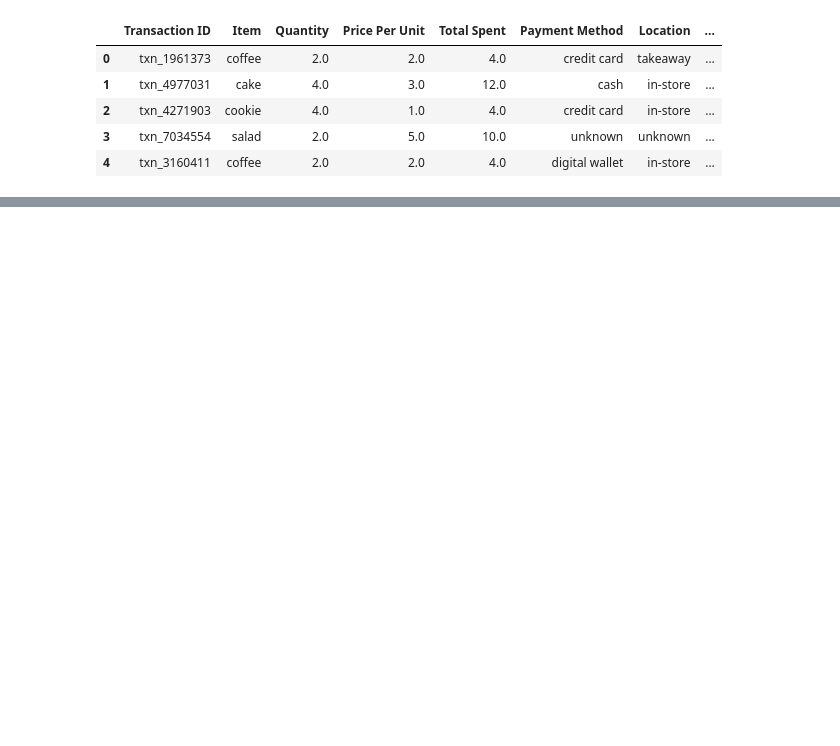
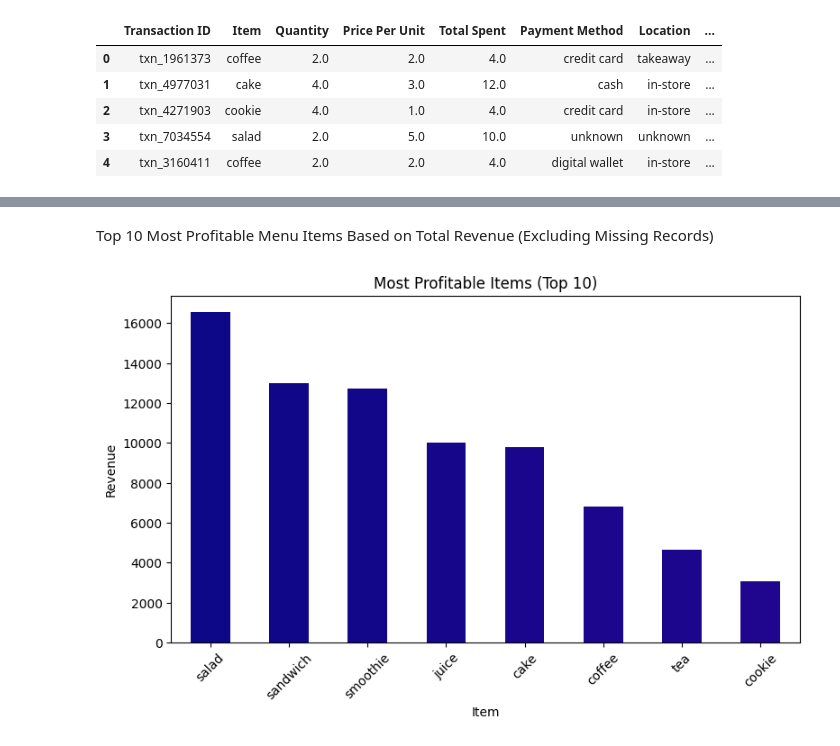
Before and after one commit to Xain1501/CleanCafeData, a Jupyter notebook: CleaningCafeData.ipynb, the cells around one changed output, grey strips where cells are left out. Cells and saved outputs as stored; diff of their text form; code cells hidden in the pictures; blank space fills up the shorter version.

```diff
--- a/CleaningCafeData.ipynb
+++ b/CleaningCafeData.ipynb
@@ -557,0 +590,16 @@ df.to_pickle(clean_path + "/clean_cafe_sales.pkl")
+# %% [markdown]
+Top 10 Most Profitable Menu Items Based on Total Revenue (Excluding Missing Records)
+# %%
+plt.figure(figsize=(9,5))
+colors = plt.cm.plasma(range(len(top_items)))
+
+top_items.plot(kind="bar", color=colors)
+
+plt.title("Most Profitable Items (Top 10)")
+plt.ylabel("Revenue")
+plt.xticks(rotation=45)
+
+plt.savefig(f"{clean_path}/most_profitable_items.png", bbox_inches="tight")
+plt.show()
+# %% [output]
+[figure, added]
```
Also changed, not shown: parts of 21 cells of this notebook.
